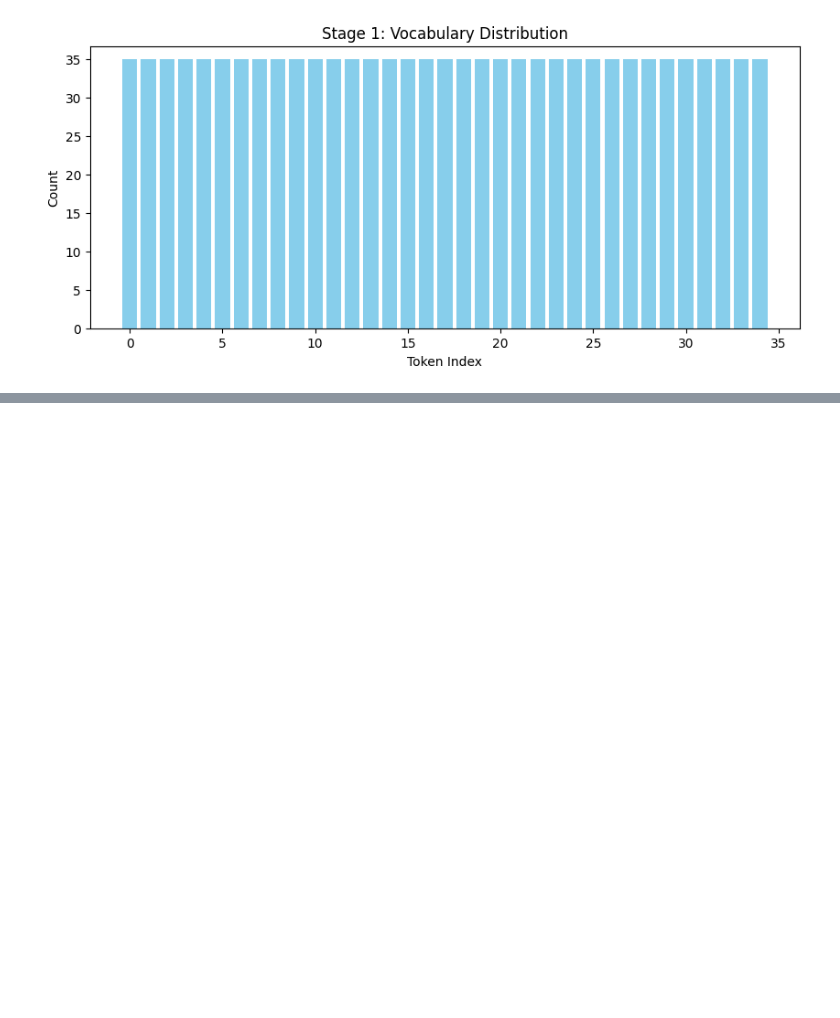
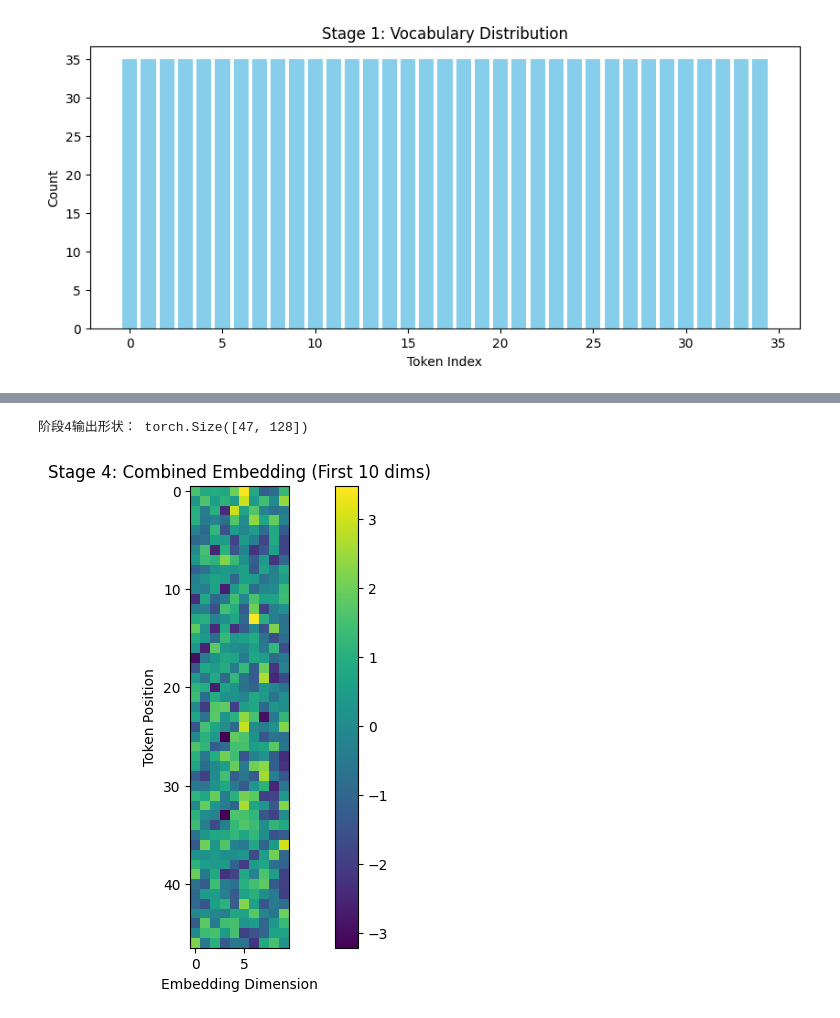
Before and after one commit to stonebo/Explore-Understand-Transformer, a Jupyter notebook: src/position/deepseek.ipynb, the cells around one changed output, grey strips where cells are left out. Cells and saved outputs as stored; diff of their text form; code cells hidden in the pictures; blank space fills up the shorter version.

```diff
--- a/src/position/deepseek.ipynb
+++ b/src/position/deepseek.ipynb
@@ -37,56 +83,19 @@ Token indices: [2, 3, 4, 5, 7, 6, 8, 11, 12, 13, 14, 9, 15, 10, 16, 17, 18, 19,
 # %%
-""" 阶段2：Embedding层 """
-embedding_dim = 128
-embedding = nn.Embedding(num_embeddings=len(vocab), embedding_dim=embedding_dim)
-embedded = embedding(torch.LongTensor(token_indices))
-print("\n阶段2输出形状：", embedded.shape)
-
-# 可视化部分词嵌入
-plt.figure(figsize=(12, 6))
-plt.imshow(embedded.detach().numpy()[:, :10], cmap='viridis')  # 显示前10维
-plt.colorbar()
-plt.title("Stage 2: Partial Embedding Vectors")
-plt.xlabel("Embedding Dimension")
-plt.ylabel("Token Position")
-plt.show()
-
-""" 阶段3：Position Encoding """
-max_len = len(tokens)  # 输入序列长度
-d_model = embedding_dim
-
-def positional_encoding(max_len, d_model):
-    position = np.arange(max_len)[:, np.newaxis]
-    div_term = np.exp(np.arange(0, d_model, 2) * -(np.log(10000.0) / d_model))
-
-    pe = np.zeros((max_len, d_model))
-    pe[:, 0::2] = np.sin(position * div_term)
-    pe[:, 1::2] = np.cos(position * div_term)
-    return torch.FloatTensor(pe)
-
-pos_encoding = positional_encoding(max_len, d_model)
-print("\n阶段3输出形状：", pos_encoding.shape)
-
-# 可视化位置编码
-plt.figure(figsize=(12, 6))
-plt.imshow(pos_encoding.numpy(), cmap='coolwarm', aspect='auto')
-plt.colorbar()
-plt.title("Stage 3: Positional Encoding Matrix")
-plt.xlabel("Embedding Dimension")
-plt.ylabel("Token Position")
-plt.show()
-
 """ 阶段4：Embedding + Position Encoding """
 final_embedding = embedded + pos_encoding
 print("\n阶段4输出形状：", final_embedding.shape)
 
 # 可视化最终结果
 plt.figure(figsize=(12, 6))
 plt.imshow(final_embedding.detach().numpy()[:, :10], cmap='viridis')
 plt.colorbar()
 plt.title("Stage 4: Combined Embedding (First 10 dims)")
 plt.xlabel("Embedding Dimension")
 plt.ylabel("Token Position")
 plt.show()
+# %% [output]
+阶段4输出形状： torch.Size([47, 128])
+[figure, added]
 # %%
 # 修改阶段3：分离显示sin/cos的位置编码
 max_len = len(tokens)
```
Also changed, not shown: parts of 4 cells of this notebook.
